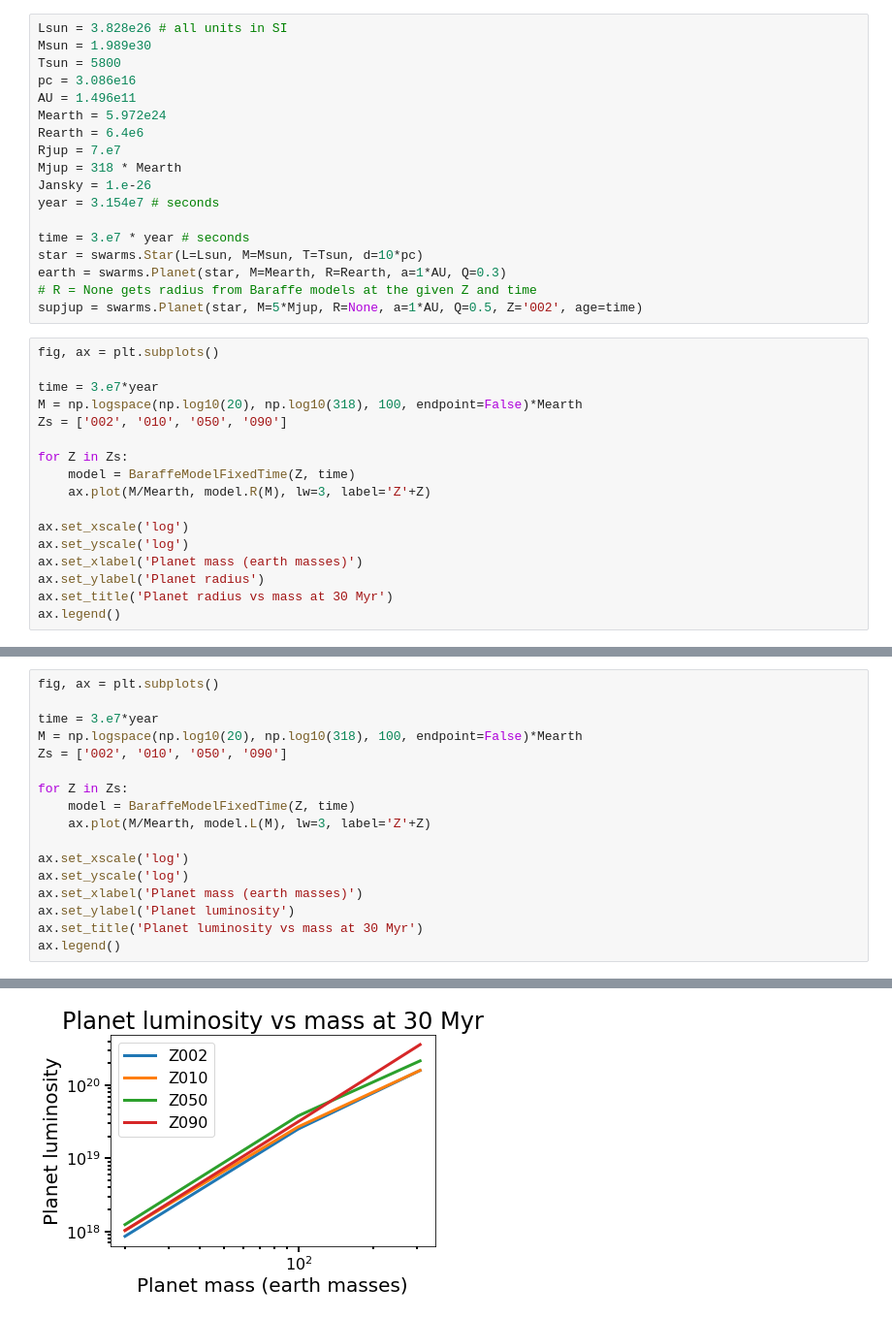
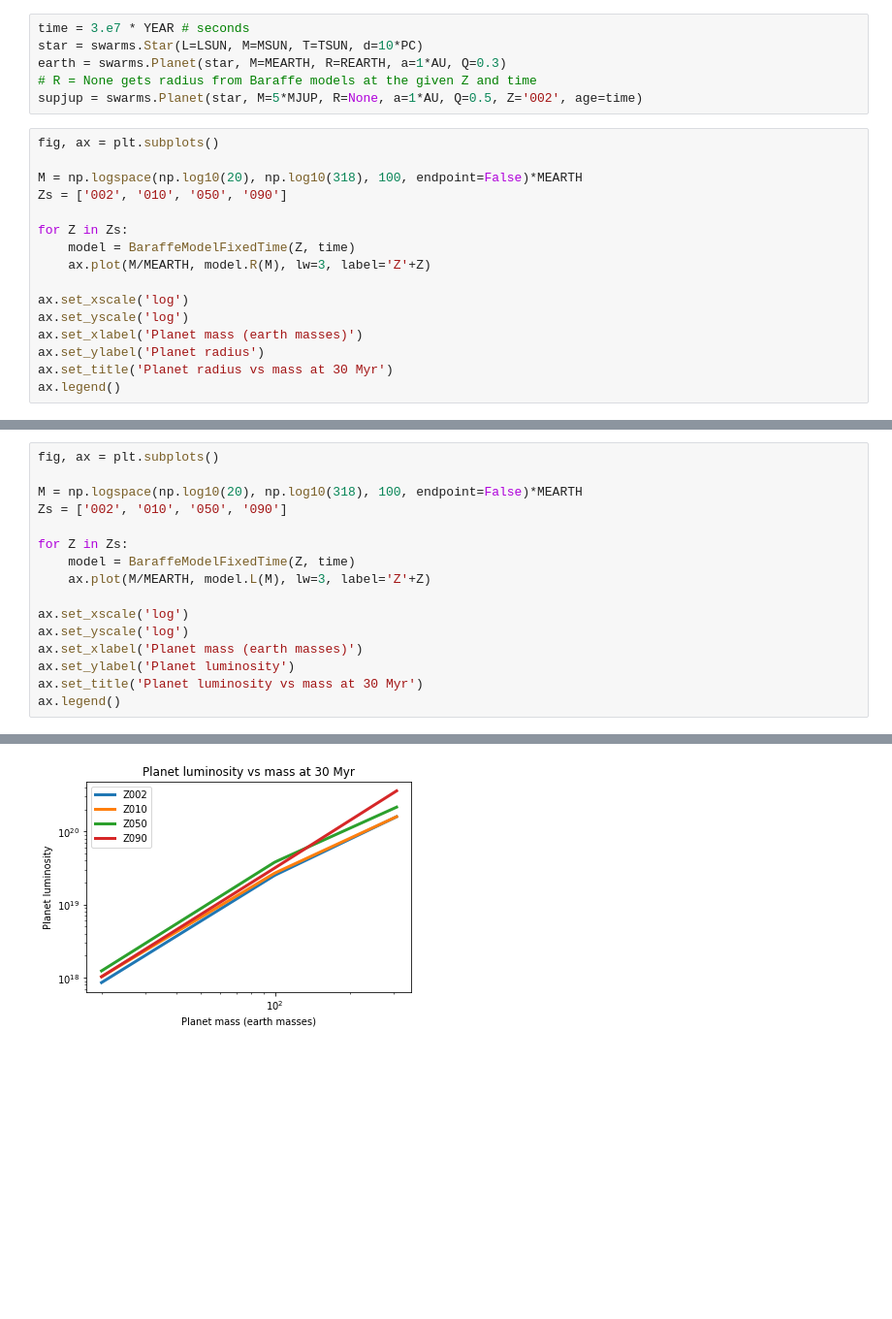
Before and after one commit to LoicNassif/CE-Irregular-Satellites, a Jupyter notebook: jupyter_examples/Baraffe.ipynb, the cells around one changed output, grey strips where cells are left out. Shown at 97% size. Saved outputs shown, nothing was run; the diff lists cells and outputs as text; blank space fills up the shorter version.

Commit message:
reformatted units in notebooks

```diff
--- a/jupyter_examples/Baraffe.ipynb
+++ b/jupyter_examples/Baraffe.ipynb
@@ -10,33 +12,20 @@ try:
 except:
     pass
 # %%
-Lsun = 3.828e26 # all units in SI
-Msun = 1.989e30
-Tsun = 5800
-pc = 3.086e16
-AU = 1.496e11
-Mearth = 5.972e24
-Rearth = 6.4e6
-Rjup = 7.e7
-Mjup = 318 * Mearth
-Jansky = 1.e-26
-year = 3.154e7 # seconds
-
-time = 3.e7 * year # seconds
-star = swarms.Star(L=Lsun, M=Msun, T=Tsun, d=10*pc)
-earth = swarms.Planet(star, M=Mearth, R=Rearth, a=1*AU, Q=0.3)
+time = 3.e7 * YEAR # seconds
+star = swarms.Star(L=LSUN, M=MSUN, T=TSUN, d=10*PC)
+earth = swarms.Planet(star, M=MEARTH, R=REARTH, a=1*AU, Q=0.3)
 # R = None gets radius from Baraffe models at the given Z and time
-supjup = swarms.Planet(star, M=5*Mjup, R=None, a=1*AU, Q=0.5, Z='002', age=time)
+supjup = swarms.Planet(star, M=5*MJUP, R=None, a=1*AU, Q=0.5, Z='002', age=time)
 # %%
 fig, ax = plt.subplots()
 
-time = 3.e7*year
-M = np.logspace(np.log10(20), np.log10(318), 100, endpoint=False)*Mearth
+M = np.logspace(np.log10(20), np.log10(318), 100, endpoint=False)*MEARTH
 Zs = ['002', '010', '050', '090']
 
 for Z in Zs:
     model = BaraffeModelFixedTime(Z, time)
-    ax.plot(M/Mearth, model.R(M), lw=3, label='Z'+Z)
+    ax.plot(M/MEARTH, model.R(M), lw=3, label='Z'+Z)
 
 ax.set_xscale('log')
 ax.set_yscale('log')
@@ -50,23 +39,22 @@ ax.legend()
 # %%
 fig, ax = plt.subplots()
 
-time = 3.e7*year
-M = np.logspace(np.log10(20), np.log10(318), 100, endpoint=False)*Mearth
+M = np.logspace(np.log10(20), np.log10(318), 100, endpoint=False)*MEARTH
 Zs = ['002', '010', '050', '090']
 
 for Z in Zs:
     model = BaraffeModelFixedTime(Z, time)
-    ax.plot(M/Mearth, model.L(M), lw=3, label='Z'+Z)
+    ax.plot(M/MEARTH, model.L(M), lw=3, label='Z'+Z)
 
 ax.set_xscale('log')
 ax.set_yscale('log')
 ax.set_xlabel('Planet mass (earth masses)')
 ax.set_ylabel('Planet luminosity')
 ax.set_title('Planet luminosity vs mass at 30 Myr')
 ax.legend()
 # %% [output]
 <matplotlib.legend.Legend at 0x...>
-[figure, old version]
+[figure, new version]
 # %%
 fig, ax = plt.subplots()
 
```
Also changed, not shown: parts of 9 cells of this notebook, 13 other files.
